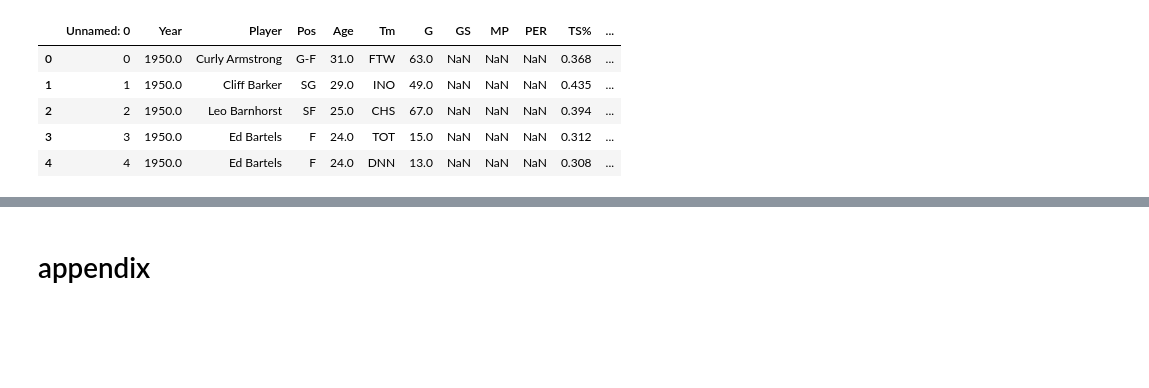
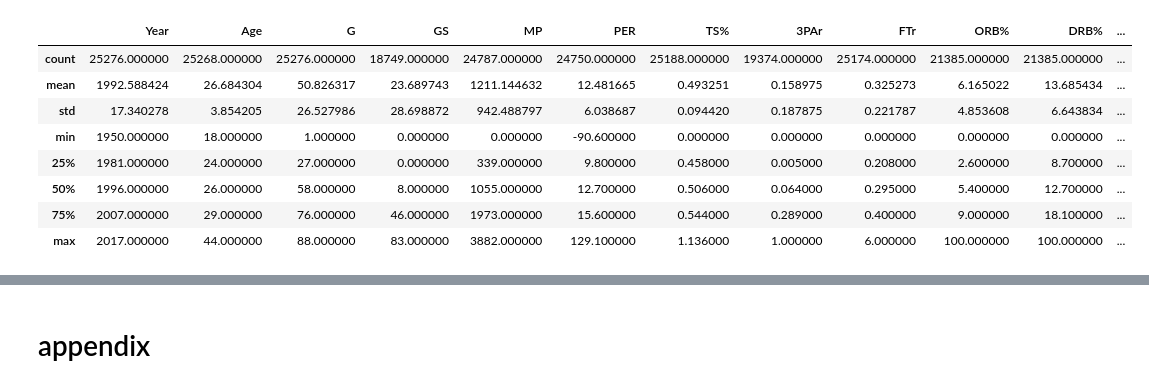
Before and after one commit to alev30/sideprojects, a Jupyter notebook: nba_sideprojects/ETL.ipynb, the cells around one changed output, grey strips where cells are left out. Drawn from its saved outputs; the diff is of its cells as text; code cells hidden in the pictures; blank space fills up the shorter version.

```diff
--- a/nba_sideprojects/ETL.ipynb
+++ b/nba_sideprojects/ETL.ipynb
@@ -27,10 +27,11 @@ df_player_stats = df_player_stats.loc[~(df_player_stats.name == "Jo Jo English")
 df_season = pd.read_csv("data/Seasons_Stats.csv")
 df_season["name"] = df_season.Player.str.replace("*","")
 df_season = df_season.loc[~df_season.name.isnull()].copy()
-df_season.loc[((df.Year > 1990)&(df_season.name.str.contains("John Lucas"))), "name"] = "John Lucas III"
+df_season.loc[((df_season.Year > 1990)&(df_season.name.str.contains("John Lucas"))), "name"] = "John Lucas III"
 df_season.loc[df_season.name == "Sheldon McClellan", "name"] = "Sheldon Mac"
 df_season.loc[df_season.name == "Johnny Macknowski", "name"] = "Johnny Macknowsky"
 df_season.loc[df_season.name == "Walter Tavares", "name"] = "Edy Tavares"
+df_season.drop(columns = ["Unnamed: 0","blanl","blank2"], inplace = True)
 # %%
 name_map = {'Billy Ray': 'Billy Ray Bates',
  'Butch Van': 'Butch Van Breda Kolff',
@@ -91,9 +68,12 @@ memory usage: 12.0+ MB
-# %%
-df.hetailad()
-# %% [output]
-|  | Unnamed: 0 | Year | Player | Pos | Age | Tm | G | GS | MP | PER | TS% | ... |
-| 0 | 0 | 1950.0 | Curly Armstrong | G-F | 31.0 | FTW | 63.0 | NaN | NaN | NaN | 0.368 | ... |
-| 1 | 1 | 1950.0 | Cliff Barker | SG | 29.0 | INO | 49.0 | NaN | NaN | NaN | 0.435 | ... |
-| 2 | 2 | 1950.0 | Leo Barnhorst | SF | 25.0 | CHS | 67.0 | NaN | NaN | NaN | 0.394 | ... |
-| 3 | 3 | 1950.0 | Ed Bartels | F | 24.0 | TOT | 15.0 | NaN | NaN | NaN | 0.312 | ... |
-| 4 | 4 | 1950.0 | Ed Bartels | F | 24.0 | DNN | 13.0 | NaN | NaN | NaN | 0.308 | ... |
+# %%
+df.describe()
+# %% [output]
+|  | Year | Age | G | GS | MP | PER | TS% | 3PAr | FTr | ORB% | DRB% | ... |
+| count | 25276.000000 | 25268.000000 | 25276.000000 | 18749.000000 | 24787.000000 | 24750.000000 | 25188.000000 | 19374.000000 | 25174.000000 | 21385.000000 | 21385.000000 | ... |
+| mean | 1992.588424 | 26.684304 | 50.826317 | 23.689743 | 1211.144632 | 12.481665 | 0.493251 | 0.158975 | 0.325273 | 6.165022 | 13.685434 | ... |
+| std | 17.340278 | 3.854205 | 26.527986 | 28.698872 | 942.488797 | 6.038687 | 0.094420 | 0.187875 | 0.221787 | 4.853608 | 6.643834 | ... |
+| min | 1950.000000 | 18.000000 | 1.000000 | 0.000000 | 0.000000 | -90.600000 | 0.000000 | 0.000000 | 0.000000 | 0.000000 | 0.000000 | ... |
+| 25% | 1981.000000 | 24.000000 | 27.000000 | 0.000000 | 339.000000 | 9.800000 | 0.458000 | 0.005000 | 0.208000 | 2.600000 | 8.700000 | ... |
+| 50% | 1996.000000 | 26.000000 | 58.000000 | 8.000000 | 1055.000000 | 12.700000 | 0.506000 | 0.064000 | 0.295000 | 5.400000 | 12.700000 | ... |
+| 75% | 2007.000000 | 29.000000 | 76.000000 | 46.000000 | 1973.000000 | 15.600000 | 0.544000 | 0.289000 | 0.400000 | 9.000000 | 18.100000 | ... |
+| max | 2017.000000 | 44.000000 | 88.000000 | 83.000000 | 3882.000000 | 129.100000 | 1.136000 | 1.000000 | 6.000000 | 100.000000 | 100.000000 | ... |
```
Also changed, not shown: parts of 7 cells of this notebook, 2 other files.
